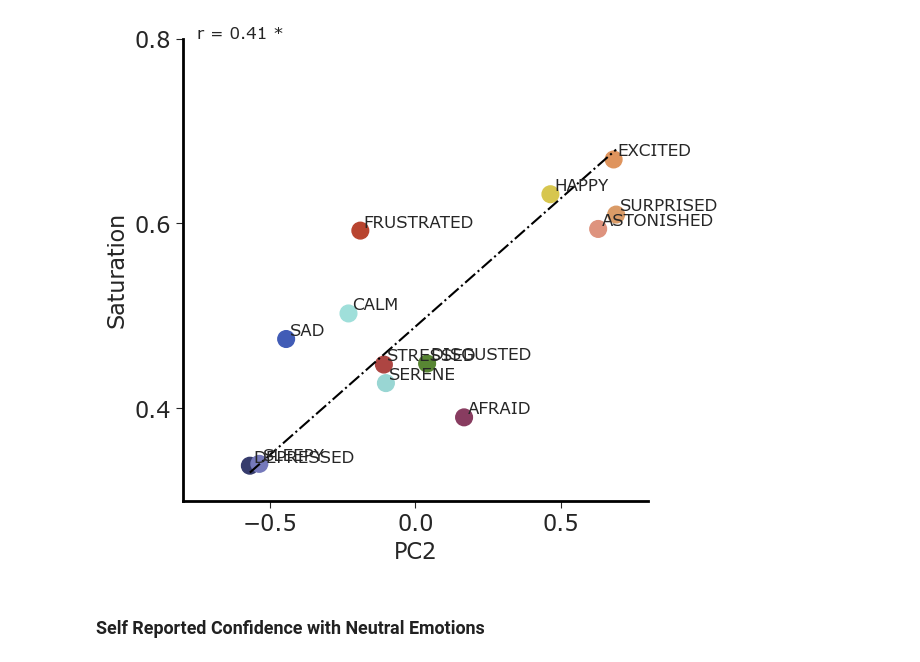
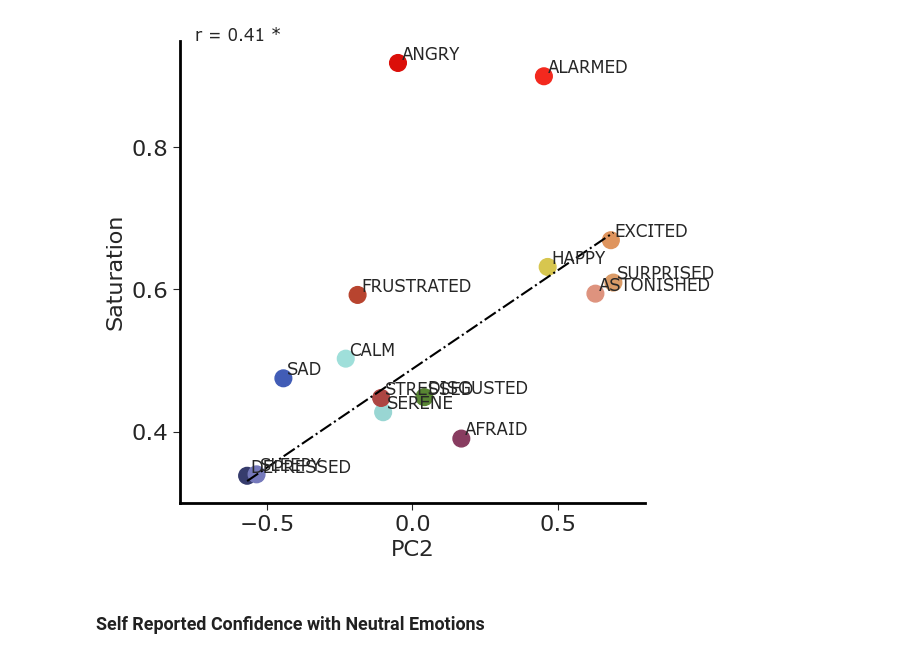
Before and after one commit to BottiniLab/col-emo-association, a Jupyter notebook: code/figure5.ipynb, the cells around one changed output. Saved outputs shown, nothing was run; the diff lists cells and outputs as text; code cells hidden in the pictures.

Commit message:
fixed figure 5D

```diff
--- a/code/figure5.ipynb
+++ b/code/figure5.ipynb
@@ -112,37 +112,37 @@ plt.savefig('../figures/5C.svg', dpi=600,bbox_inches='tight')
 # fit a line
 saturation = hsl_color_values[:,1]
 dimension2 = emotion_embedding[:,1]
 coef = np.polyfit(dimension2,saturation, deg=1)
 poly1d_fn = np.poly1d(coef)
 
 # find out the correlation
 r,p = kendalltau(dimension2,saturation)
 
 # plot
 fig,ax = plt.subplots(figsize=(6,6))
 plt.scatter(dimension2,saturation, c=d1.average_emotion_color_rgb_matrix[select_emotions(1)])
 plotx = np.linspace(np.min(dimension2),np.max(dimension2),15)
 ax.plot(plotx,poly1d_fn(plotx),'k-.')
 for i in range(0, len(d.emotion)):
 
     x = d.emotion[i]
 
     plt.annotate(str(x),
                  (dimension2[i], saturation[i]),
                  textcoords="offset points",
                  xytext=(2.5, 2.5),
                  ha='left',fontsize=12)
 ax.set_ylabel('Saturation')
 ax.set_xlabel('PC2')
 
-ax.text(-0.75,0.8,'r = %.2f %s'%(r,set_significance(p)),fontdict={'size':12})
-ax.set_ylim([0.3, 0.8])
+ax.text(-0.75,0.95,'r = %.2f %s'%(r,set_significance(p)),fontdict={'size':12})
+ax.set_ylim([0.3, 0.95])
 ax.set_xlim([-0.8, 0.8])
 plt.locator_params(nbins=4)
 
-plt.savefig('../figures/5D.svg', dpi=600,bbox_inches='tight')
+plt.savefig('../figures/5D.svg', dpi=600,bbox_inches='tight', facecolor='white')
 # %% [output]
-[figure, old version]
+[figure, new version]
 # %% [markdown]
 ### Self Reported Confidence with Neutral Emotions
 # %%
```
Also changed, not shown: parts of 3 cells of this notebook, 3 other files.
